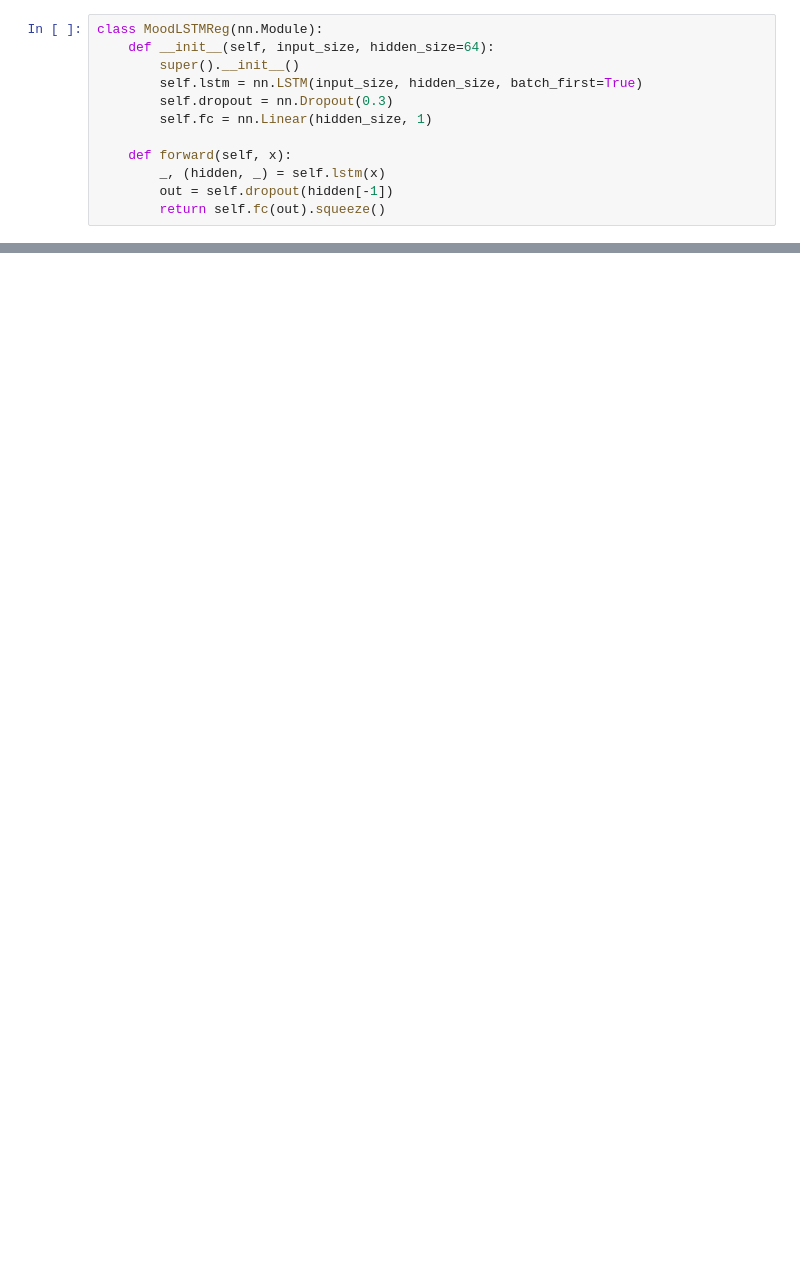
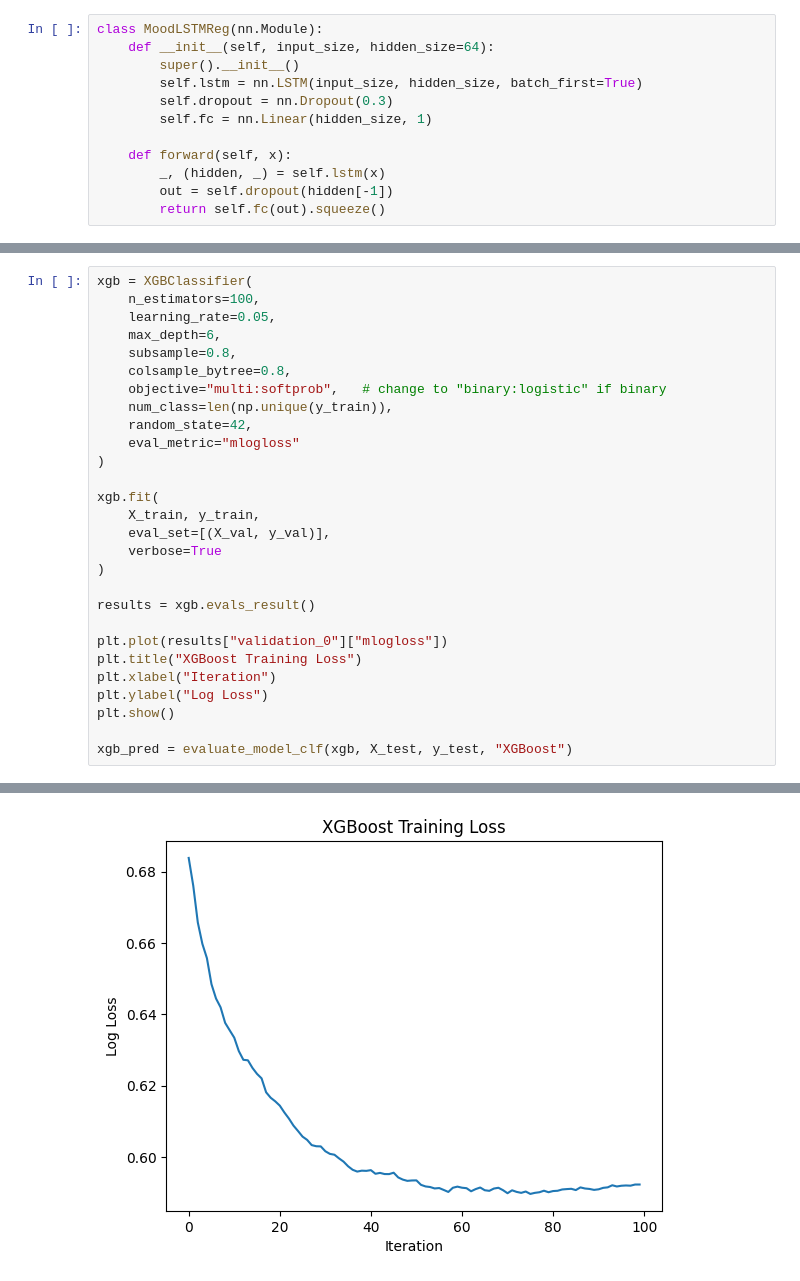
Before and after one commit to amee342/DataMining, a Jupyter notebook: data_exploratory_raghav.ipynb, the cells around one changed output, grey strips where cells are left out. Saved outputs shown, nothing was run; the diff lists cells and outputs as text; blank space fills up the shorter version.

```diff
--- a/data_exploratory_raghav.ipynb
+++ b/data_exploratory_raghav.ipynb
@@ -639,0 +1180,29 @@ MAE: 0.25922124351608705
+# %%
+xgb = XGBClassifier(
+    n_estimators=100,
+    learning_rate=0.05,
+    max_depth=6,
+    subsample=0.8,
+    colsample_bytree=0.8,
+    objective="multi:softprob",   # change to "binary:logistic" if binary
+    num_class=len(np.unique(y_train)),
+    random_state=42,
+    eval_metric="mlogloss"
+)
+
+xgb.fit(
+    X_train, y_train,
+    eval_set=[(X_val, y_val)],
+    verbose=True
+)
+
+results = xgb.evals_result()
+
+plt.plot(results["validation_0"]["mlogloss"])
+plt.title("XGBoost Training Loss")
+plt.xlabel("Iteration")
+plt.ylabel("Log Loss")
+plt.show()
+
+xgb_pred = evaluate_model_clf(xgb, X_test, y_test, "XGBoost")
+# %% [output]
@@ -639,0 +1226 @@ MAE: 0.25922124351608705
+[figure, added]
```
Also changed, not shown: parts of 47 cells of this notebook.
